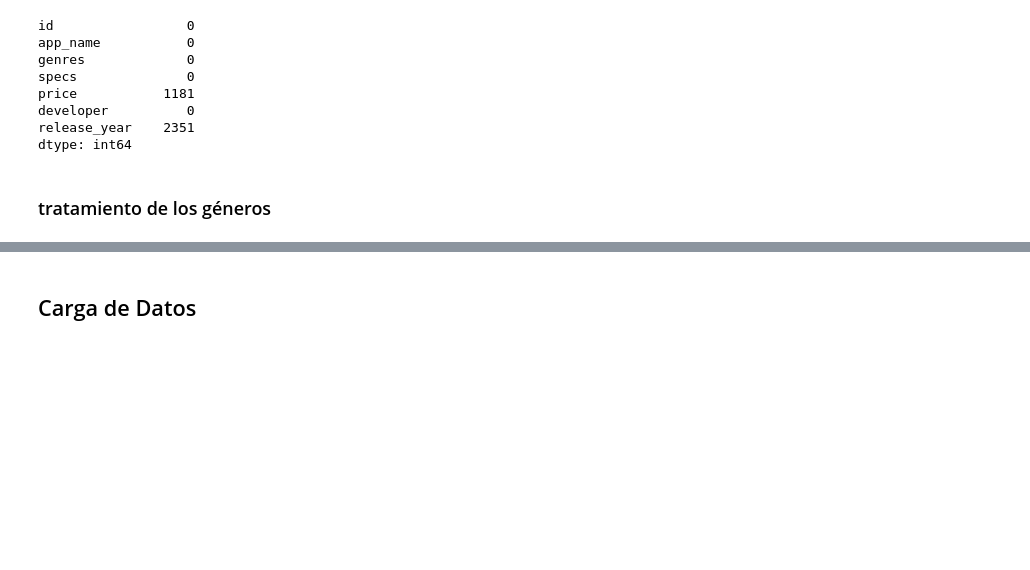
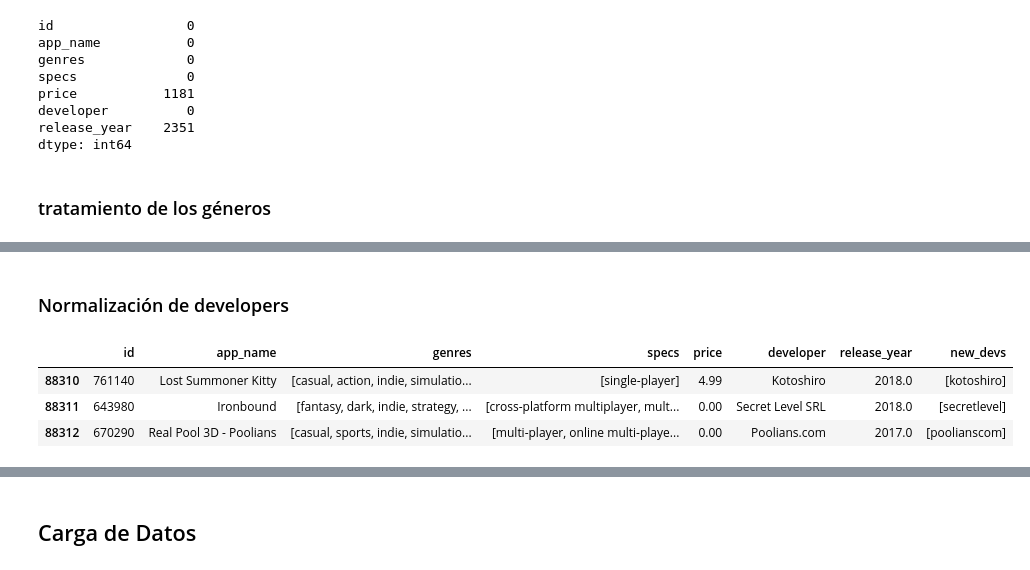
Before and after one commit to DataSciGina/VideoGameRecommender, a Jupyter notebook: ETL/ETL_steam_games.ipynb, the cells around one changed output, grey strips where cells are left out. Cells and saved outputs as stored; diff of their text form; code cells hidden in the pictures; blank space fills up the shorter version.

```diff
--- a/ETL/ETL_steam_games.ipynb
+++ b/ETL/ETL_steam_games.ipynb
@@ -508,0 +510,2 @@ df_steam.head(3)
+# %% [markdown]
+### Normalización de developers
@@ -508,0 +586,9 @@ df_steam.head(3)
+# %%
+# Aplicamos la función de normalización de los desarrolladores - co
+df_steam['new_devs'] = df_steam['developer'].apply(devs_normalize)
+df_steam.head(3)
+# %% [output]
+|  | id | app_name | genres | specs | price | developer | release_year | new_devs |
+| 88310 | 761140 | Lost Summoner Kitty | [casual, action, indie, simulatio... | [single-player] | 4.99 | Kotoshiro | 2018.0 | [kotoshiro] |
+| 88311 | 643980 | Ironbound | [fantasy, dark, indie, strategy, ... | [cross-platform multiplayer, mult... | 0.00 | Secret Level SRL | 2018.0 | [secretlevel] |
+| 88312 | 670290 | Real Pool 3D - Poolians | [casual, sports, indie, simulatio... | [multi-player, online multi-playe... | 0.00 | Poolians.com | 2017.0 | [poolianscom] |
```
Also changed, not shown: parts of 18 cells of this notebook, 3 other files.
